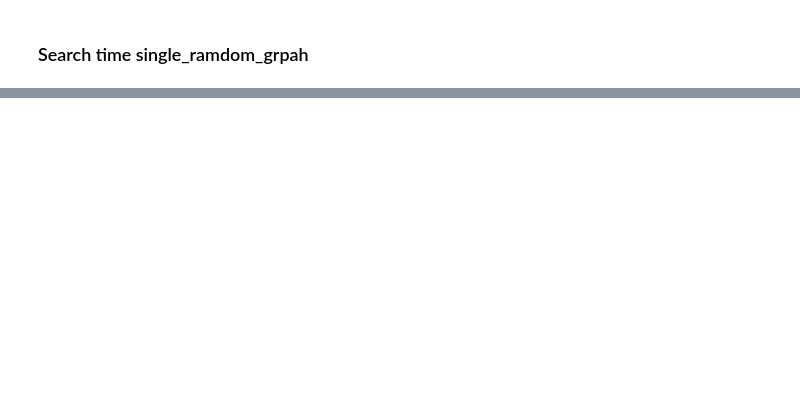
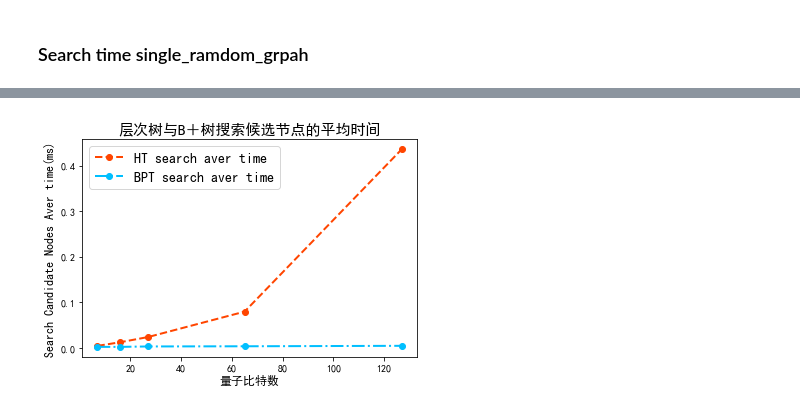
Before and after one commit to kechen666/QuCloud_qubitmapping_B-tree, a Jupyter notebook: output/analysis.ipynb, the cells around one changed output, grey strips where cells are left out. Cells and saved outputs as stored; diff of their text form; code cells hidden in the pictures; blank space fills up the shorter version.

```diff
--- a/output/analysis.ipynb
+++ b/output/analysis.ipynb
@@ -177,0 +193,20 @@ plt.show()
+# %%
+import matplotlib.pyplot as plt
+import matplotlib.pyplot as plt
+import numpy as np
+plt.rcParams['font.sans-serif'] = ['SimHei']
+plt.rcParams['axes.unicode_minus'] = False
+X = [7,16,27,65,127]
+HT_TIME = [0.0047,0.0127,0.0241,0.0797,0.4359]
+BPT_TIME = [0.0025,0.0025,0.0034,0.0038,0.0048]
+# pd.set_option('display.max_rows', None)  # 显示所有行
+plt.plot(X,HT_TIME, label="HT search aver time", linewidth=2,color = "orangered",linestyle = "--",marker = "o")
+plt.plot(X,BPT_TIME,  label="BPT search aver time", linewidth=2, color = "deepskyblue",linestyle = '-.', marker = "o")
+
+plt.legend(fontsize = 14)
+plt.title("层次树与B＋树搜索候选节点的平均时间", fontsize=15)
+plt.xlabel("量子比特数", fontsize=12)
+plt.ylabel("Search Candidate Nodes Aver time(ms)", fontsize=12)
+plt.show()
+# %% [output]
+[figure, added]
```
Also changed, not shown: parts of 7 cells of this notebook, 3 other files.
